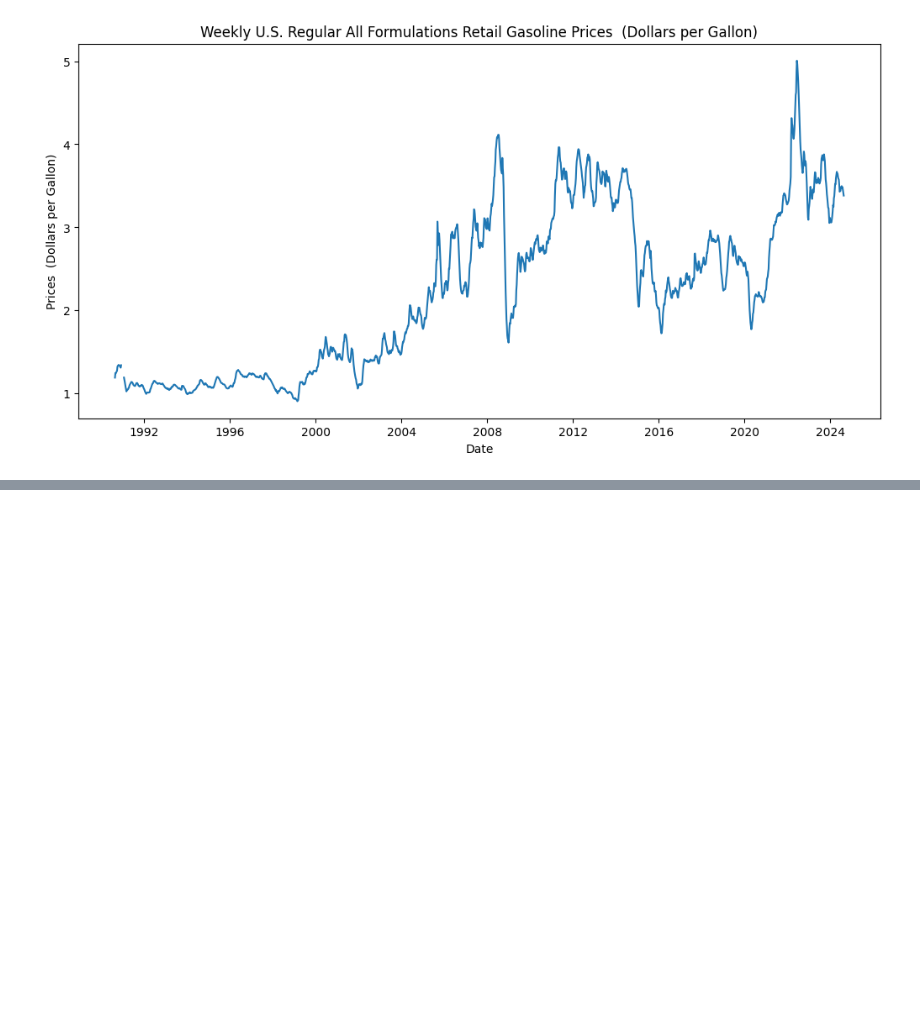
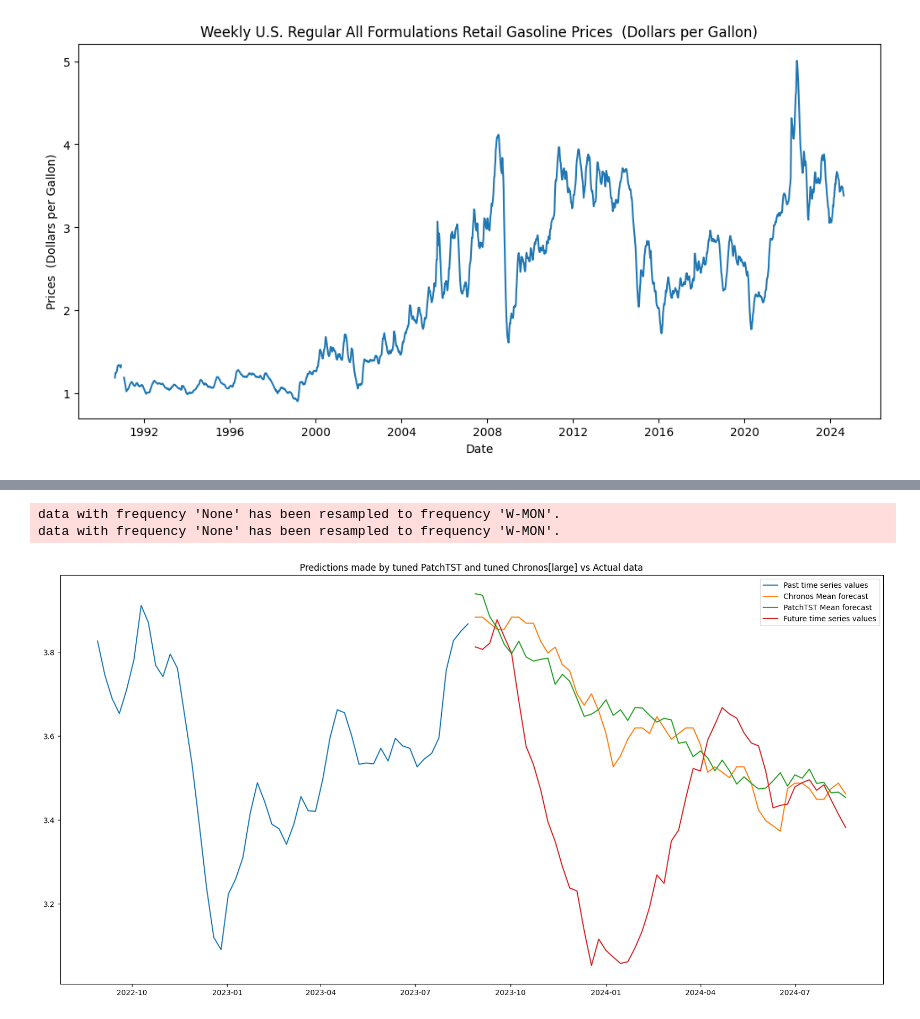
Before and after one commit to mzaoualim/us_gas_price, a Jupyter notebook: notebooks/step_by_step_notebook.ipynb, the cells around one changed output, grey strips where cells are left out. Drawn from its saved outputs; the diff is of its cells as text; code cells hidden in the pictures; blank space fills up the shorter version.

```diff
--- a/notebooks/step_by_step_notebook.ipynb
+++ b/notebooks/step_by_step_notebook.ipynb
@@ -697,0 +451,37 @@ data with frequency 'None' has been resampled to frequency 'W-MON'.
+# %%
+train_data = TimeSeriesDataFrame.from_data_frame(
+    data_ag[:-52],
+    id_column="item_id",
+    timestamp_column="timestamp"
+)
+
+test_data = TimeSeriesDataFrame.from_data_frame(
+    data_ag[-52:],
+    id_column="item_id",
+    timestamp_column="timestamp"
+)
+
+predictions_best_chronos = predictor_tuned.predict(train_data, model='Chronos[large]/T21')
+predictions_best_PatchTST = predictor_tuned.predict(train_data, model='PatchTST/b475b036')
+
+
+plt.figure(figsize=(20, 10))
+
+item_id = "Gas_Price"
+y_past = np.exp(train_data.loc[item_id]["target"][-52:])
+y_pred_chronos = np.exp(predictions_best_chronos.loc[item_id])
+y_pred_PatchTST = np.exp(predictions_best_PatchTST.loc[item_id])
+y_test = np.exp(test_data.loc[item_id]["target"])
+
+plt.plot(y_past, label="Past time series values")
+plt.plot(y_pred_chronos["mean"], label="Chronos Mean forecast")
+plt.plot(y_pred_PatchTST["mean"], label="PatchTST Mean forecast")
+plt.plot(y_test, label="Future time series values")
+
+
+plt.title('Predictions made by tuned PatchTST and tuned Chronos[large] vs Actual data')
+plt.legend();
+# %% [output]
+data with frequency 'None' has been resampled to frequency 'W-MON'.
+data with frequency 'None' has been resampled to frequency 'W-MON'.
+[figure, added]
```
Also changed, not shown: parts of 75 cells of this notebook.
